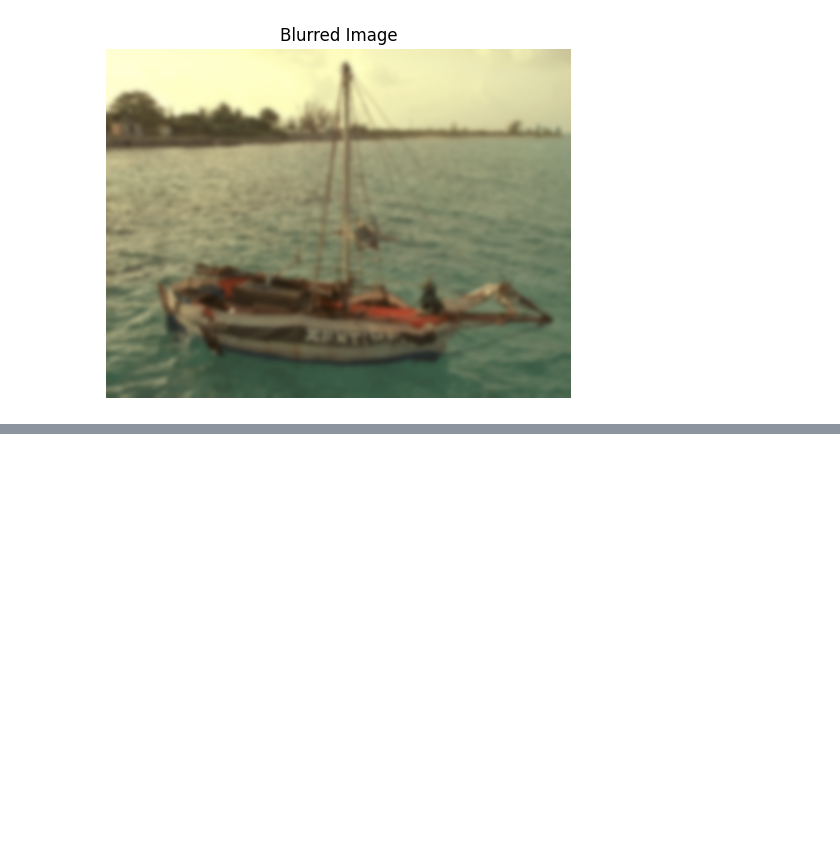
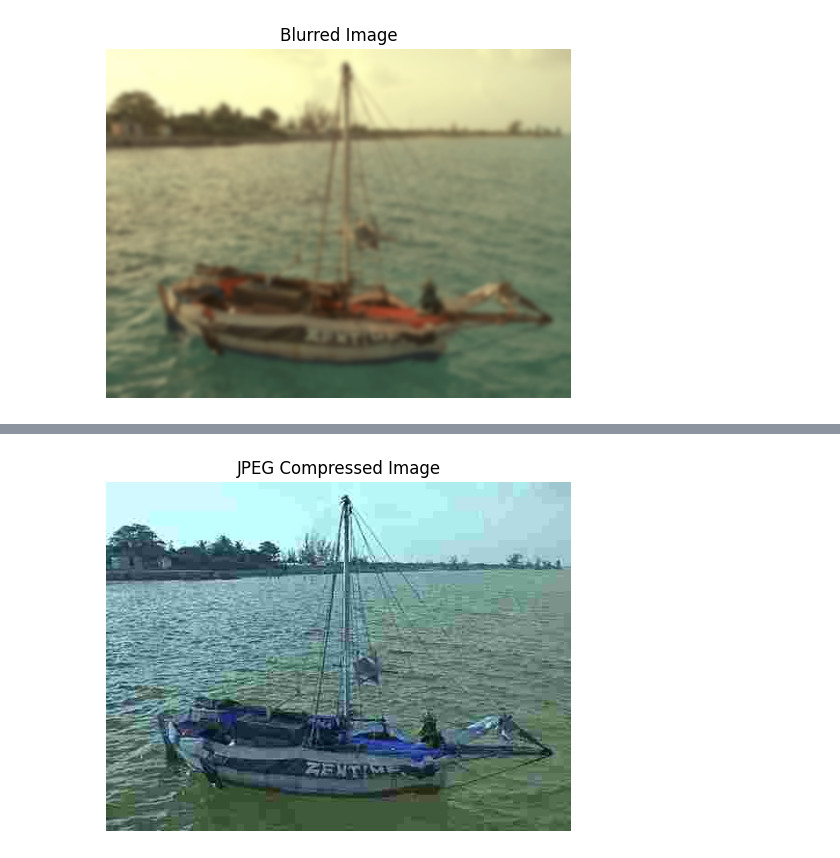
Before and after one commit to vestinabert/Image_Processing, a Jupyter notebook: Image_Quality_Assessment.ipynb, the cells around one changed output, grey strips where cells are left out. Drawn from its saved outputs; the diff is of its cells as text; code cells hidden in the pictures; blank space fills up the shorter version.

Commit message:
Adding JPEG Compression Artifacts

```diff
--- a/Image_Quality_Assessment.ipynb
+++ b/Image_Quality_Assessment.ipynb
@@ -63,0 +83,13 @@ plt.show()
+# %%
+encode_param = [int(cv2.IMWRITE_JPEG_QUALITY), 10]  # Low quality (10%)
+_, compressed_img = cv2.imencode('.jpg', original_img, encode_param)
+compressed_img = cv2.imdecode(compressed_img, cv2.IMREAD_COLOR)
+compressed_img = cv2.cvtColor(compressed_img, cv2.COLOR_BGR2RGB)
+
+plt.figure(figsize=(6,6))
+plt.imshow(compressed_img)
+plt.axis("off")
+plt.title("JPEG Compressed Image")
+plt.show()
+# %% [output]
+[figure, added]
```
Also changed, not shown: parts of 2 cells of this notebook.
